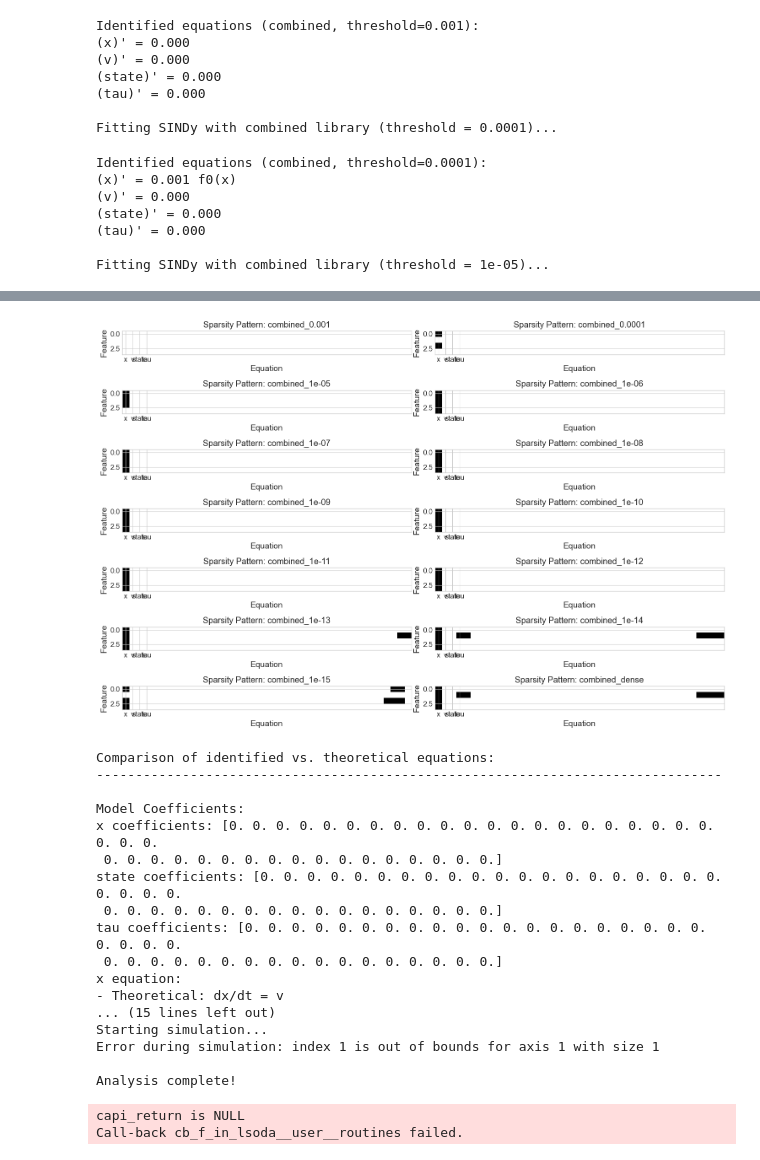
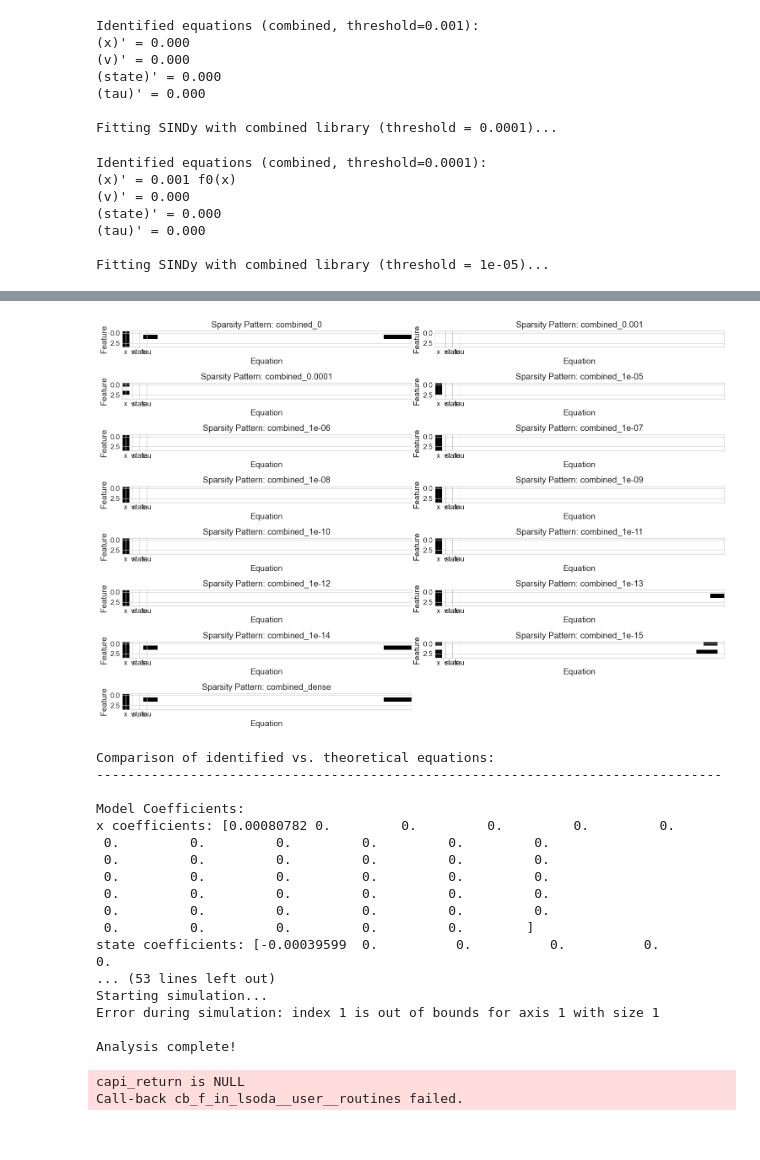
Before and after one commit to gaoxinyuee/earthquake-sindy-project, a Jupyter notebook: notebooks/02.6.4_new(updated).ipynb, the cells around one changed output, grey strips where cells are left out. Drawn from its saved outputs; the diff is of its cells as text; code cells hidden in the pictures.

```diff
--- a/notebooks/02.6.4_new(updated).ipynb
+++ b/notebooks/02.6.4_new(updated).ipynb
@@ -312,7 +312,7 @@ models = {}
 
 # Try different thresholds with the combined library
 print("\nTrying different thresholds with combined library on stationary regime...")
-thresholds = [1e-3, 1e-4, 1e-5, 1e-6, 1e-7, 1e-8, 1e-9, 1e-10, 1e-11, 1e-12, 1e-13, 1e-14, 1e-15]
+thresholds = [0, 1e-3, 1e-4, 1e-5, 1e-6, 1e-7, 1e-8, 1e-9, 1e-10, 1e-11, 1e-12, 1e-13, 1e-14, 1e-15]
 for threshold in thresholds:
     print(f"\nFitting SINDy with combined library (threshold = {threshold})...")
     optimizer = STLSQ(threshold=threshold)
@@ -521,17 +521,17 @@ Successfully created 14 models with different configurations.
-[figure, old version]
+[figure, new version]
 Comparison of identified vs. theoretical equations:
 --------------------------------------------------------------------------------
 
 Model Coefficients:
-x coefficients: [0. 0. 0. 0. 0. 0. 0. 0. 0. 0. 0. 0. 0. 0. 0. 0. 0. 0. 0. 0. 0. 0. 0. 0.
- 0. 0. 0. 0. 0. 0. 0. 0. 0. 0. 0. 0. 0. 0. 0. 0. 0.]
-state coefficients: [0. 0. 0. 0. 0. 0. 0. 0. 0. 0. 0. 0. 0. 0. 0. 0. 0. 0. 0. 0. 0. 0. 0. 0.
- 0. 0. 0. 0. 0. 0. 0. 0. 0. 0. 0. 0. 0. 0. 0. 0. 0.]
-tau coefficients: [0. 0. 0. 0. 0. 0. 0. 0. 0. 0. 0. 0. 0. 0. 0. 0. 0. 0. 0. 0. 0. 0. 0. 0.
- 0. 0. 0. 0. 0. 0. 0. 0. 0. 0. 0. 0. 0. 0. 0. 0. 0.]
-x equation:
-- Theoretical: dx/dt = v
-... (15 lines left out)
+x coefficients: [0.00080782 0.         0.         0.         0.         0.
+ 0.         0.         0.         0.         0.         0.
+ 0.         0.         0.         0.         0.         0.
+ 0.         0.         0.         0.         0.         0.
+ 0.         0.         0.         0.         0.         0.
+ 0.         0.         0.         0.         0.         0.
+ 0.         0.         0.         0.         0.        ]
+state coefficients: [-0.00039599  0.          0.          0.          0.          0.
+... (53 lines left out)
 Starting simulation...
 Error during simulation: index 1 is out of bounds for axis 1 with size 1
 
```
Also changed, not shown: parts of 1 cell of this notebook, 13 other files.
